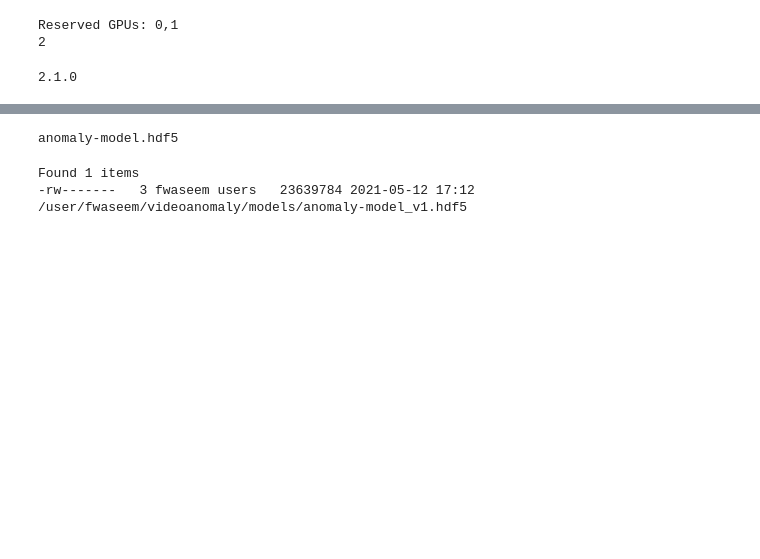
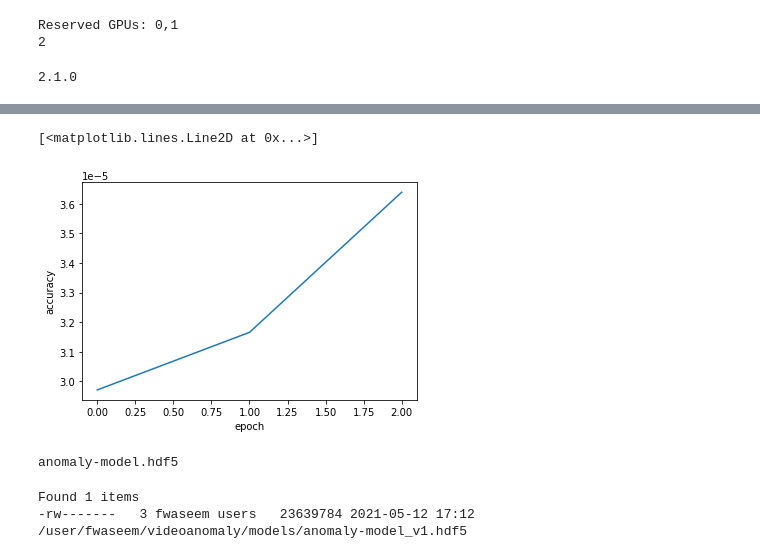
Before and after one commit to rafapm/CS_230, a Jupyter notebook: daelstm/notebooks/visualautoencoder.ipynb, the cells around one changed output, grey strips where cells are left out. Drawn from its saved outputs; the diff is of its cells as text; code cells hidden in the pictures; blank space fills up the shorter version.

```diff
--- a/daelstm/notebooks/visualautoencoder.ipynb
+++ b/daelstm/notebooks/visualautoencoder.ipynb
@@ -306,3 +279,10 @@ autoencoder_model
+# %%
+plt.ylabel('accuracy')
+plt.xlabel('epoch')
+plt.plot(history.history['accuracy'])
+# %% [output]
+[<matplotlib.lines.Line2D at 0x...>]
+[figure, added]
 # %%
 !ls anomaly-model.hdf5
 # %% [output]
```
Also changed, not shown: parts of 30 cells of this notebook.
